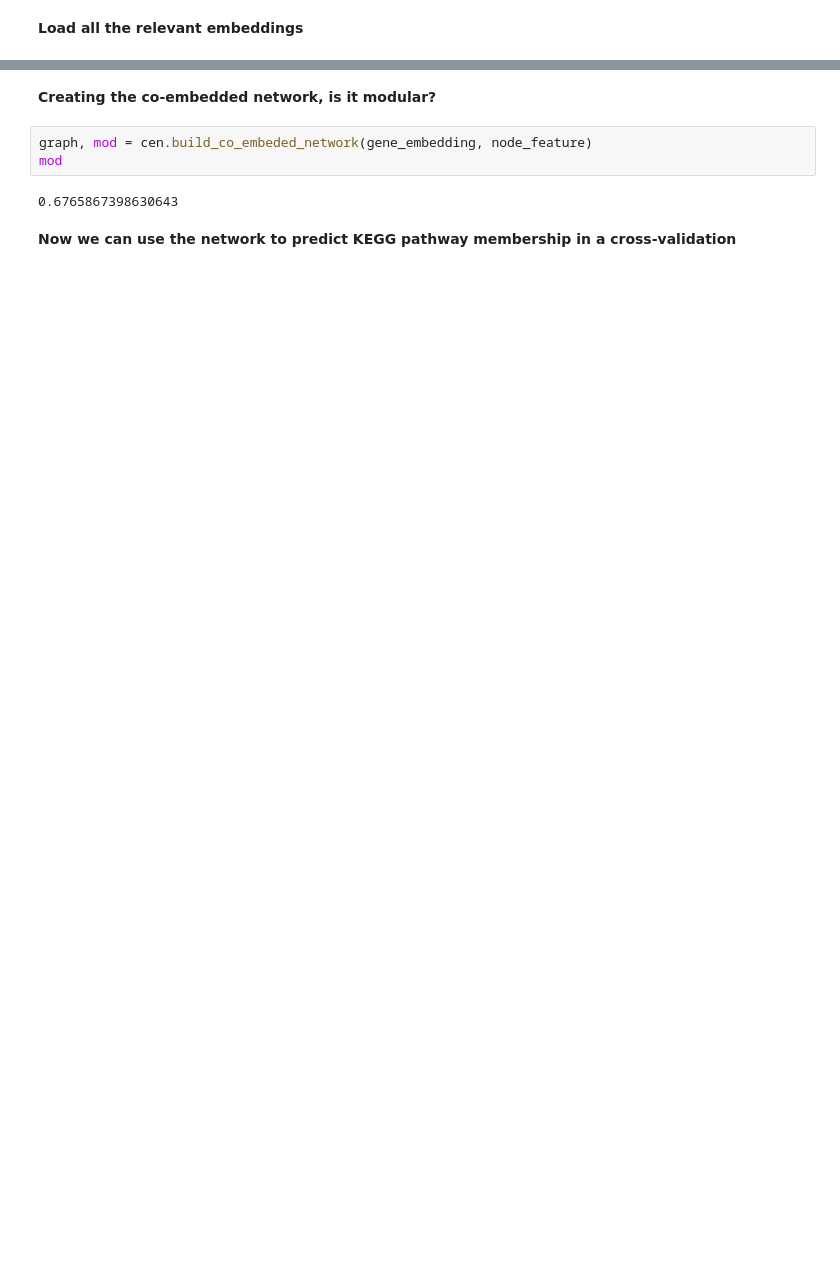
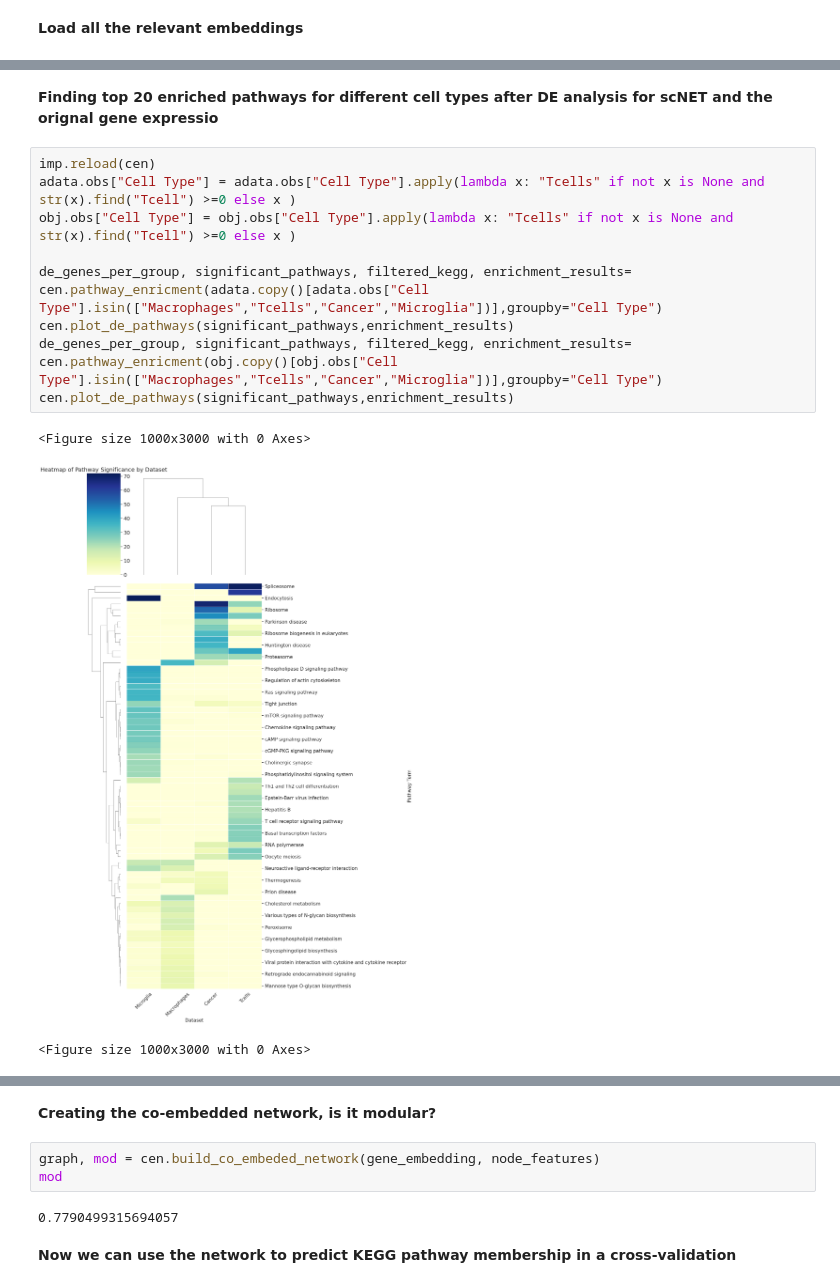
Before and after one commit to madilabcode/scNET, a Jupyter notebook: scNET.ipynb, the cells around one changed output, grey strips where cells are left out. Saved outputs shown, nothing was run; the diff lists cells and outputs as text; blank space fills up the shorter version.

```diff
--- a/scNET.ipynb
+++ b/scNET.ipynb
@@ -163,0 +190,16 @@ WARNING: You’re trying to run this on 75 dimensions of `.X`, if you really wan
+# %% [markdown]
+**Finding top 20 enriched pathways for different cell types after DE
+analysis for scNET and the orignal gene expressio**
+# %%
+imp.reload(cen)
+adata.obs["Cell Type"] = adata.obs["Cell Type"].apply(lambda x: "Tcells" if not x is None and str(x).find("Tcell") >=0 else x )
+obj.obs["Cell Type"] = obj.obs["Cell Type"].apply(lambda x: "Tcells" if not x is None and str(x).find("Tcell") >=0 else x )
+
+de_genes_per_group, significant_pathways, filtered_kegg, enrichment_results= cen.pathway_enricment(adata.copy()[adata.obs["Cell Type"].isin(["Macrophages","Tcells","Cancer","Microglia"])],groupby="Cell Type")
+cen.plot_de_pathways(significant_pathways,enrichment_results)
+de_genes_per_group, significant_pathways, filtered_kegg, enrichment_results= cen.pathway_enricment(obj.copy()[obj.obs["Cell Type"].isin(["Macrophages","Tcells","Cancer","Microglia"])],groupby="Cell Type")
+cen.plot_de_pathways(significant_pathways,enrichment_results)
+# %% [output]
+<Figure size 1000x3000 with 0 Axes>
+[figure, added]
+<Figure size 1000x3000 with 0 Axes>
@@ -164,9 +207,9 @@ WARNING: You’re trying to run this on 75 dimensions of `.X`, if you really wan
 # %% [markdown]
 **Creating the co-embedded network, is it modular?**
 # %%
-graph, mod = cen.build_co_embeded_network(gene_embedding, node_feature)
+graph, mod = cen.build_co_embeded_network(gene_embedding, node_features)
 mod
 # %% [output]
-0.6765867398630643
+0.7790499315694057
 # %% [markdown]
 **Now we can use the network to predict KEGG pathway membership in a cross-validation**
```
Also changed, not shown: parts of 31 cells of this notebook, 1 other file.
